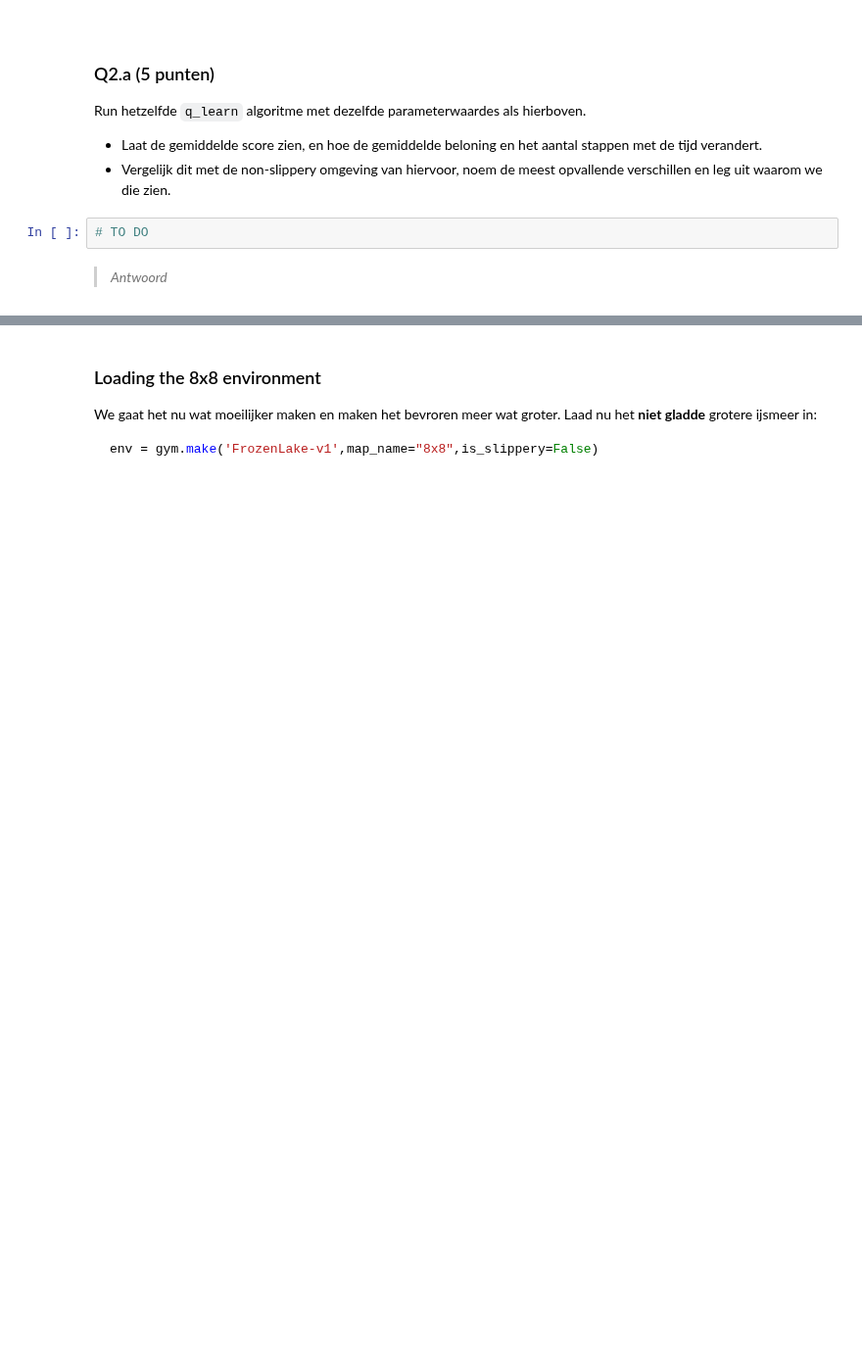
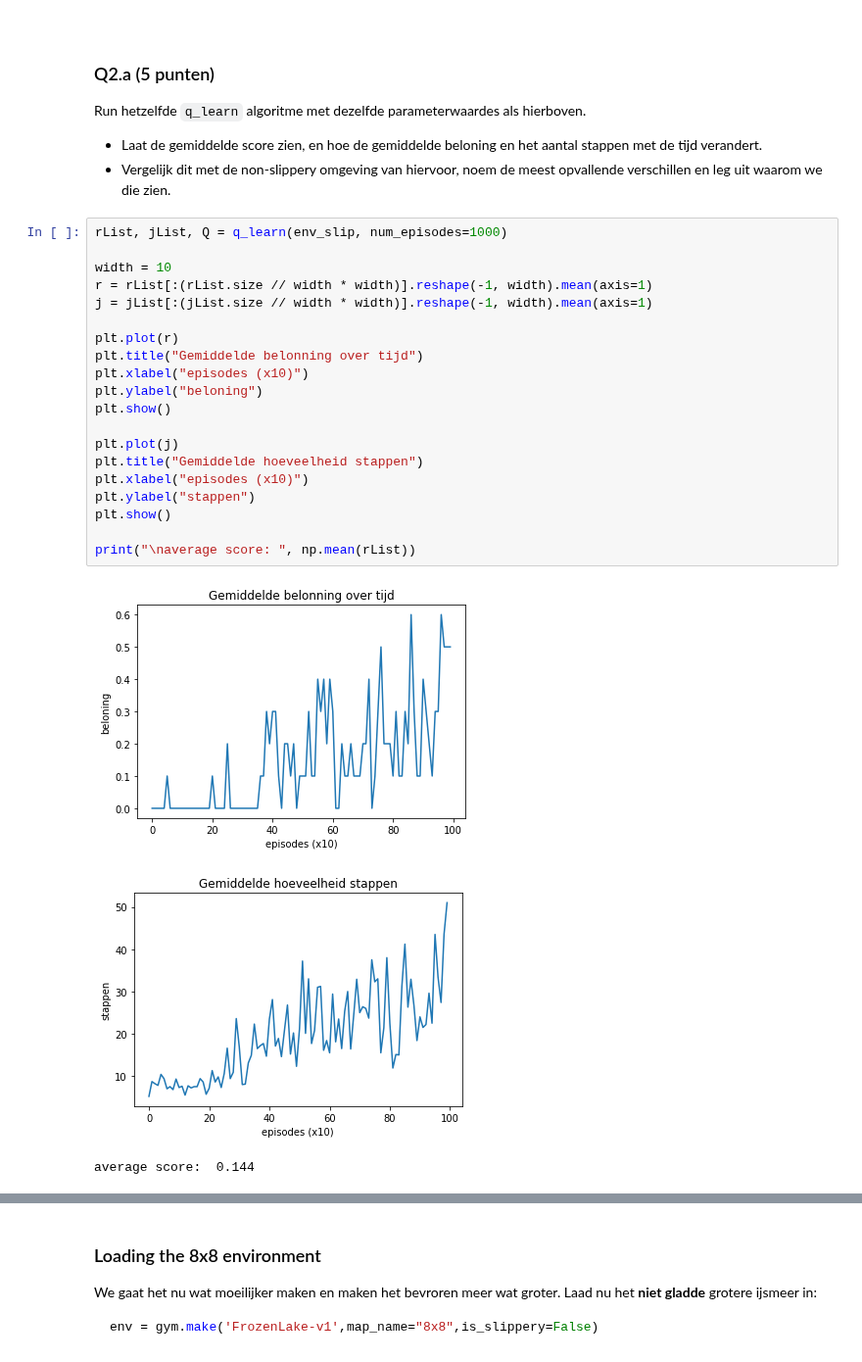
Before and after one commit to Tim-pijnacker/CGM, a Jupyter notebook: Assignment_3/Assignment_3a.ipynb, the cells around one changed output, grey strips where cells are left out. Shown at 98% size. Cells and saved outputs as stored; diff of their text form; blank space fills up the shorter version.

```diff
--- a/Assignment_3/Assignment_3a.ipynb
+++ b/Assignment_3/Assignment_3a.ipynb
@@ -283,7 +308,27 @@ env_slip = gym.make('FrozenLake-v1',map_name="4x4",is_slippery=True)
 Run hetzelfde `q_learn` algoritme met dezelfde parameterwaardes als hierboven.
 * Laat de gemiddelde score zien, en hoe de gemiddelde beloning en het aantal stappen met de tijd verandert.
 * Vergelijk dit met de non-slippery omgeving van hiervoor, noem de meest opvallende verschillen en leg uit waarom we die zien.
-# %%
-# TO DO
-# %% [markdown]
-> *Antwoord*
+# %%
+rList, jList, Q = q_learn(env_slip, num_episodes=1000)
+
+width = 10
+r = rList[:(rList.size // width * width)].reshape(-1, width).mean(axis=1)
+j = jList[:(jList.size // width * width)].reshape(-1, width).mean(axis=1)
+
+plt.plot(r)
+plt.title("Gemiddelde belonning over tijd")
+plt.xlabel("episodes (x10)")
+plt.ylabel("beloning")
+plt.show()
+
+plt.plot(j)
+plt.title("Gemiddelde hoeveelheid stappen")
+plt.xlabel("episodes (x10)")
+plt.ylabel("stappen")
+plt.show()
+
+print("\naverage score: ", np.mean(rList))
+# %% [output]
+[figure, added]
+[figure, added]
+average score:  0.144
```
Also changed, not shown: parts of 34 cells of this notebook, 13 other files.
